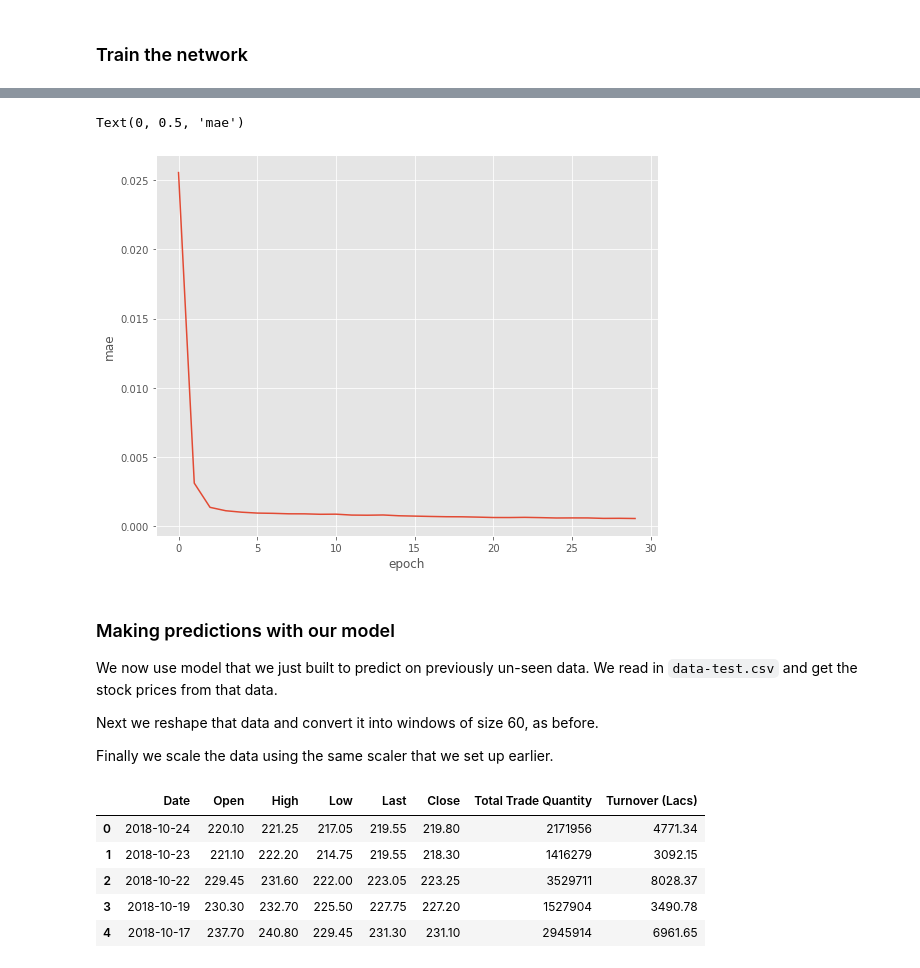
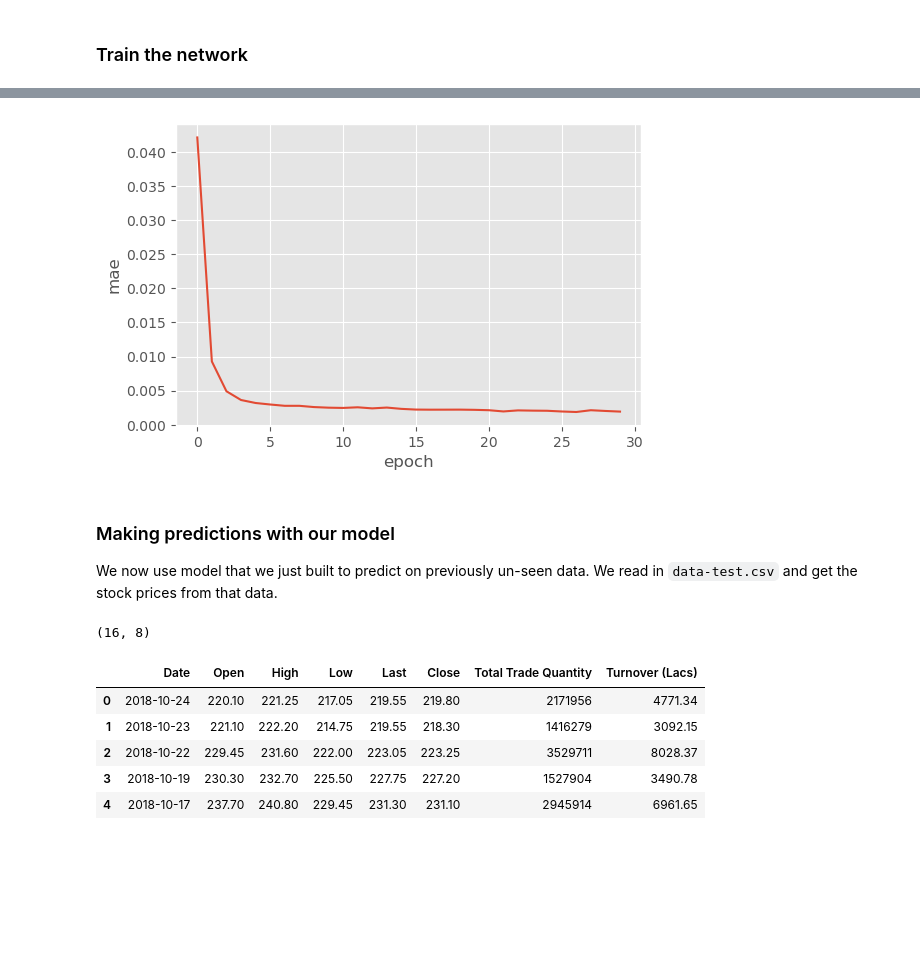
Before and after one commit to stfc-sciml/sciml-workshop, a Jupyter notebook: course_3.0_with_solutions/LSTM/lstm_basics.ipynb, the cells around one changed output, grey strips where cells are left out. Cells and saved outputs as stored; diff of their text form; code cells hidden in the pictures; blank space fills up the shorter version.

Commit message:
LSTM update

```diff
--- a/course_3.0_with_solutions/LSTM/lstm_basics.ipynb
+++ b/course_3.0_with_solutions/LSTM/lstm_basics.ipynb
@@ -155,6 +143,6 @@ For an $LSTM$ we then want to pass our data to the network in chunks of time. Th
 # %%
 # Importing the training set
-dataset_train = pd.read_csv(data_path + 'lstm-data/data-train-lstm.csv')
+dataset_train = pd.read_csv(data_path + '/lstm-data/data-train-lstm.csv')
 training_set = dataset_train.iloc[:, 1:2].values
 # %%
 dataset_train.head()
@@ -174,8 +162,7 @@ Next we will transform the data to be in a range $0-1$, using the `MinMaxScaler`
 # %%
-dataset_train.drop(dataset_train.columns[[0, 2, 3, 4, 5, 6, 7]], axis=1, inplace=True)
-values = dataset_train.values
-# ensure all data is float
-values = values.astype('float32')
-# normalize features
+# drop `Date` column
+values = dataset_train.drop(dataset_train.columns[[0,]], axis=1).values
+
+# normalize prices
 scaler = MinMaxScaler(feature_range=(0, 1))
 scaled = scaler.fit_transform(values)
@@ -239,0 +178,10 @@ Text(0, 0.5, 'Normalised price')
+# %%
+timesteps = 80
+n_in = 8
+n_out = 4
+feature_indices = [0, 4]
+
+X_train, y_train = series_to_tensorflow(scaled, timesteps=timesteps,
+                                        n_in=n_in, n_out=n_out, feature_indices=feature_indices)
+print(f'Dimensions of X_train: (batches, timesteps, features) = {X_train.shape}')
+print(f'Dimensions of y_train: (batches, features) = {y_train.shape}')
@@ -258,16 +203,18 @@ regressor.add(LSTM(units = 50, return_sequences = False))
 # Initialising the LSTM
 regressor = Sequential()
 
-# Adding the first LSTM layer and some Dropout regularisation
-regressor.add(LSTM(units = 50, return_sequences = True, input_shape = (X_train.shape[1], 1)))
+# Adding the first LSTM layer
+# shape: (N, 80, 16) => (N, 80, 50)
+regressor.add(LSTM(units=50, return_sequences=True, dropout=0.4,
+                   input_shape=(X_train.shape[1], X_train.shape[2])))
 
-##########
-# Adding a second LSTM layer and some Dropout regularisation
-regressor.add(LSTM(units = 50, return_sequences = False))
-##########
+# Adding a second LSTM layer
+# shape: (N, 80, 24) => (N, 24)
+regressor.add(LSTM(units=24, return_sequences=False, dropout=0.4,))
 
-# Adding the output layer
-regressor.add(Dense(units = 1))
+# Adding an output layer
+# shape: (N, 24) => (N, 8)
+regressor.add(Dense(units=y_train.shape[1]))
 # %% [markdown]
 ### Compile the network
 
@@ -303,25 +250,24 @@ Epoch 30/30
 # %%
-fig, ax = plt.subplots(1, 1, figsize=(9, 7))
+plt.figure(dpi=100)
 plt.plot(history.history['loss'])
 plt.xlabel('epoch')
 plt.ylabel('mae')
+plt.show()
 # %% [output]
-Text(0, 0.5, 'mae')
-[figure, old version]
+[figure, new version]
 # %% [markdown]
 ### Making predictions with our model
 
 We now use model that we just built to predict on previously un-seen data. We read in `data-test.csv` and get the stock prices from that data.
-
-Next we reshape that data and convert it into windows of size 60, as before.
-
-Finally we scale the data using the same scaler that we set up earlier.
 # %%
 # Part 3 - Making the predictions and visualising the results
 
 # Getting the real stock price of 2017
 dataset_test = pd.read_csv(data_path + 'lstm-data/data-test-lstm.csv')
 real_stock_price = dataset_test.iloc[:, 1:2].values
+print(dataset_test.shape)
+# %% [output]
+(16, 8)
 # %%
 dataset_test.head()
 # %% [output]
```
Also changed, not shown: parts of 52 cells of this notebook, 2 other files.
